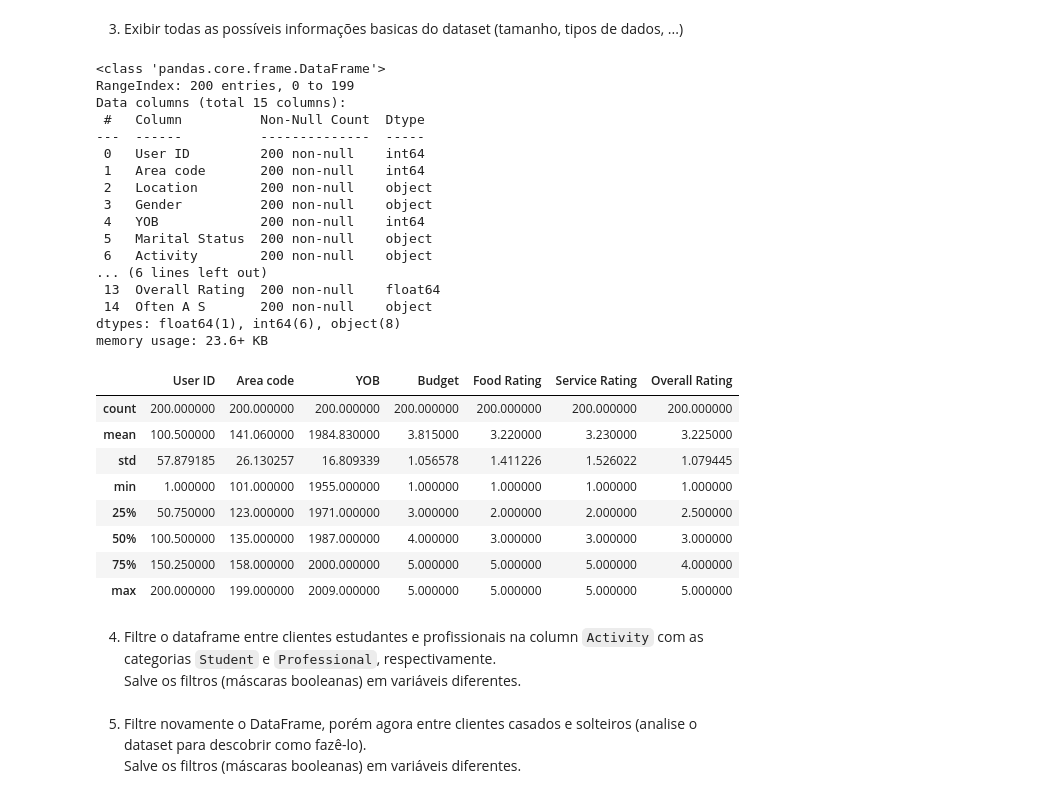
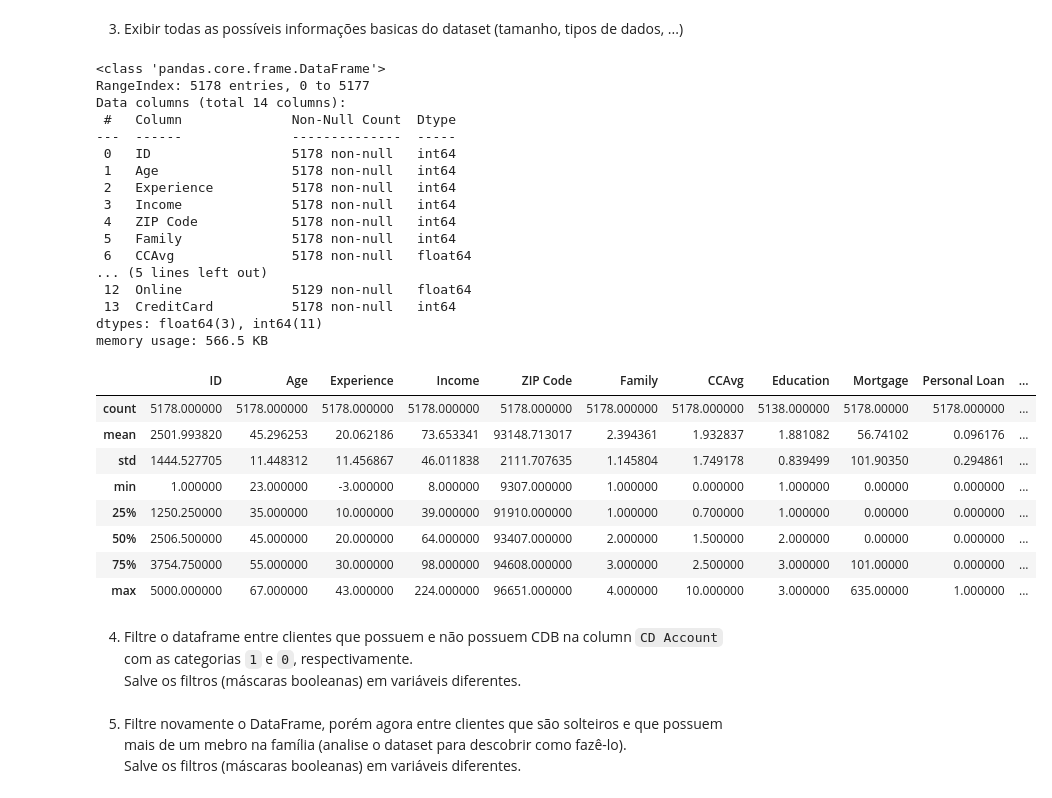
Before and after one commit to allansuzuki/ADA_classes, a Jupyter notebook: DS-PY-Data-Science/DS-PY-018 ANÁLISE EXPLORATÓRIA DE DADOS/Material do Aluno/Aula1_Intro_Pandas.ipynb, the cells around one changed output. Drawn from its saved outputs; the diff is of its cells as text; code cells hidden in the pictures.

```diff
--- a/DS-PY-Data-Science/DS-PY-018 ANÁLISE EXPLORATÓRIA DE DADOS/Material do Aluno/Aula1_Intro_Pandas.ipynb
+++ b/DS-PY-Data-Science/DS-PY-018 ANÁLISE EXPLORATÓRIA DE DADOS/Material do Aluno/Aula1_Intro_Pandas.ipynb
@@ -292,6 +504,6 @@ Neste Hands-on vamos realizar alguns passos do EDA no step 0 `Reconhecimento dos
 # %%
 import pandas as pd
-df_rating = pd.read_csv('./data/Cuisine_rating.csv')
+df_loan = pd.read_csv('./data/Projectdata_Bank_Personal_Loan_Modelling.csv')
 # %% [markdown]
 2. Ver os primeiros 7 dados do topo e do fim do dataset.
 # %%
@@ -309,36 +521,36 @@ df_rating.head(7)
 3. Exibir todas as possíveis informações basicas do dataset (tamanho, tipos de dados, ...)
 # %%
 # info
-df_rating.info()
+df_loan.info()
 # describe
-df_rating.describe()
+df_loan.describe()
 # %% [output]
 <class 'pandas.core.frame.DataFrame'>
-RangeIndex: 200 entries, 0 to 199
-Data columns (total 15 columns):
- #   Column          Non-Null Count  Dtype
----  ------          --------------  -----
- 0   User ID         200 non-null    int64
- 1   Area code       200 non-null    int64
- 2   Location        200 non-null    object
- 3   Gender          200 non-null    object
- 4   YOB             200 non-null    int64
- 5   Marital Status  200 non-null    object
- 6   Activity        200 non-null    object
-... (6 lines left out)
- 13  Overall Rating  200 non-null    float64
- 14  Often A S       200 non-null    object
-dtypes: float64(1), int64(6), object(8)
-memory usage: 23.6+ KB
+RangeIndex: 5178 entries, 0 to 5177
+Data columns (total 14 columns):
+ #   Column              Non-Null Count  Dtype
+---  ------              --------------  -----
+ 0   ID                  5178 non-null   int64
+ 1   Age                 5178 non-null   int64
+ 2   Experience          5178 non-null   int64
+ 3   Income              5178 non-null   int64
+ 4   ZIP Code            5178 non-null   int64
+ 5   Family              5178 non-null   int64
+ 6   CCAvg               5178 non-null   float64
+... (5 lines left out)
+ 12  Online              5129 non-null   float64
+ 13  CreditCard          5178 non-null   int64
+dtypes: float64(3), int64(11)
+memory usage: 566.5 KB
-|  | User ID | Area code | YOB | Budget | Food Rating | Service Rating | Overall Rating |
-| count | 200.000000 | 200.000000 | 200.000000 | 200.000000 | 200.000000 | 200.000000 | 200.000000 |
-| mean | 100.500000 | 141.060000 | 1984.830000 | 3.815000 | 3.220000 | 3.230000 | 3.225000 |
-| std | 57.879185 | 26.130257 | 16.809339 | 1.056578 | 1.411226 | 1.526022 | 1.079445 |
-| min | 1.000000 | 101.000000 | 1955.000000 | 1.000000 | 1.000000 | 1.000000 | 1.000000 |
-| 25% | 50.750000 | 123.000000 | 1971.000000 | 3.000000 | 2.000000 | 2.000000 | 2.500000 |
-| 50% | 100.500000 | 135.000000 | 1987.000000 | 4.000000 | 3.000000 | 3.000000 | 3.000000 |
-| 75% | 150.250000 | 158.000000 | 2000.000000 | 5.000000 | 5.000000 | 5.000000 | 4.000000 |
-| max | 200.000000 | 199.000000 | 2009.000000 | 5.000000 | 5.000000 | 5.000000 | 5.000000 |
+|  | ID | Age | Experience | Income | ZIP Code | Family | CCAvg | Education | Mortgage | Personal Loan | ... |
+| count | 5178.000000 | 5178.000000 | 5178.000000 | 5178.000000 | 5178.000000 | 5178.000000 | 5178.000000 | 5138.000000 | 5178.00000 | 5178.000000 | ... |
+| mean | 2501.993820 | 45.296253 | 20.062186 | 73.653341 | 93148.713017 | 2.394361 | 1.932837 | 1.881082 | 56.74102 | 0.096176 | ... |
+| std | 1444.527705 | 11.448312 | 11.456867 | 46.011838 | 2111.707635 | 1.145804 | 1.749178 | 0.839499 | 101.90350 | 0.294861 | ... |
+| min | 1.000000 | 23.000000 | -3.000000 | 8.000000 | 9307.000000 | 1.000000 | 0.000000 | 1.000000 | 0.00000 | 0.000000 | ... |
+| 25% | 1250.250000 | 35.000000 | 10.000000 | 39.000000 | 91910.000000 | 1.000000 | 0.700000 | 1.000000 | 0.00000 | 0.000000 | ... |
+| 50% | 2506.500000 | 45.000000 | 20.000000 | 64.000000 | 93407.000000 | 2.000000 | 1.500000 | 2.000000 | 0.00000 | 0.000000 | ... |
+| 75% | 3754.750000 | 55.000000 | 30.000000 | 98.000000 | 94608.000000 | 3.000000 | 2.500000 | 3.000000 | 101.00000 | 0.000000 | ... |
+| max | 5000.000000 | 67.000000 | 43.000000 | 224.000000 | 96651.000000 | 4.000000 | 10.000000 | 3.000000 | 635.00000 | 1.000000 | ... |
 # %% [markdown]
-4. Filtre o dataframe entre clientes estudantes e profissionais na column `Activity` com as categorias `Student` e `Professional`, respectivamente.<br>
+4. Filtre o dataframe entre clientes que possuem e não possuem CDB na column `CD Account` com as categorias `1` e `0`, respectivamente.<br>
 Salve os filtros (máscaras booleanas) em variáveis diferentes.
@@ -348,3 +560,3 @@ mask_professional = df_rating['Activity']=="Professional"
 # %% [markdown]
-5. Filtre novamente o DataFrame, porém agora entre clientes casados e solteiros (analise o dataset para descobrir como fazê-lo).<br>
+5. Filtre novamente o DataFrame, porém agora entre clientes que são solteiros e que possuem mais de um mebro na família (analise o dataset para descobrir como fazê-lo).<br>
 Salve os filtros (máscaras booleanas) em variáveis diferentes.
```
Also changed, not shown: parts of 52 cells of this notebook, 1 other file.
